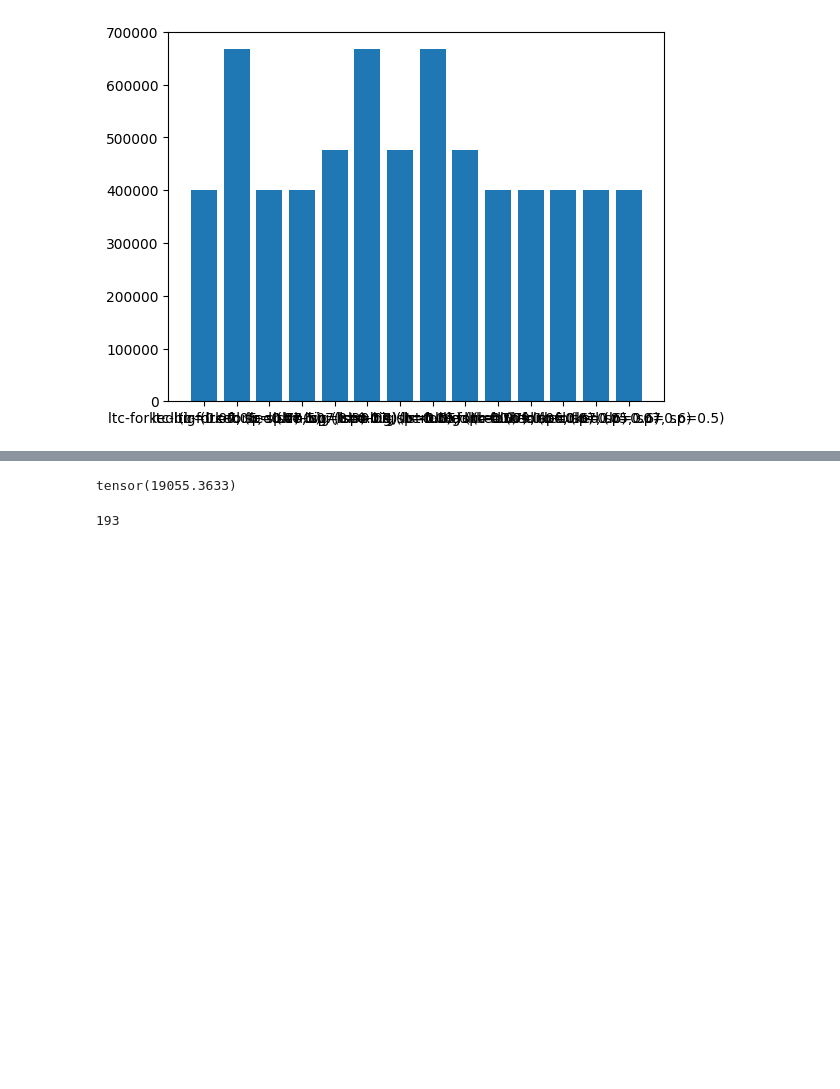
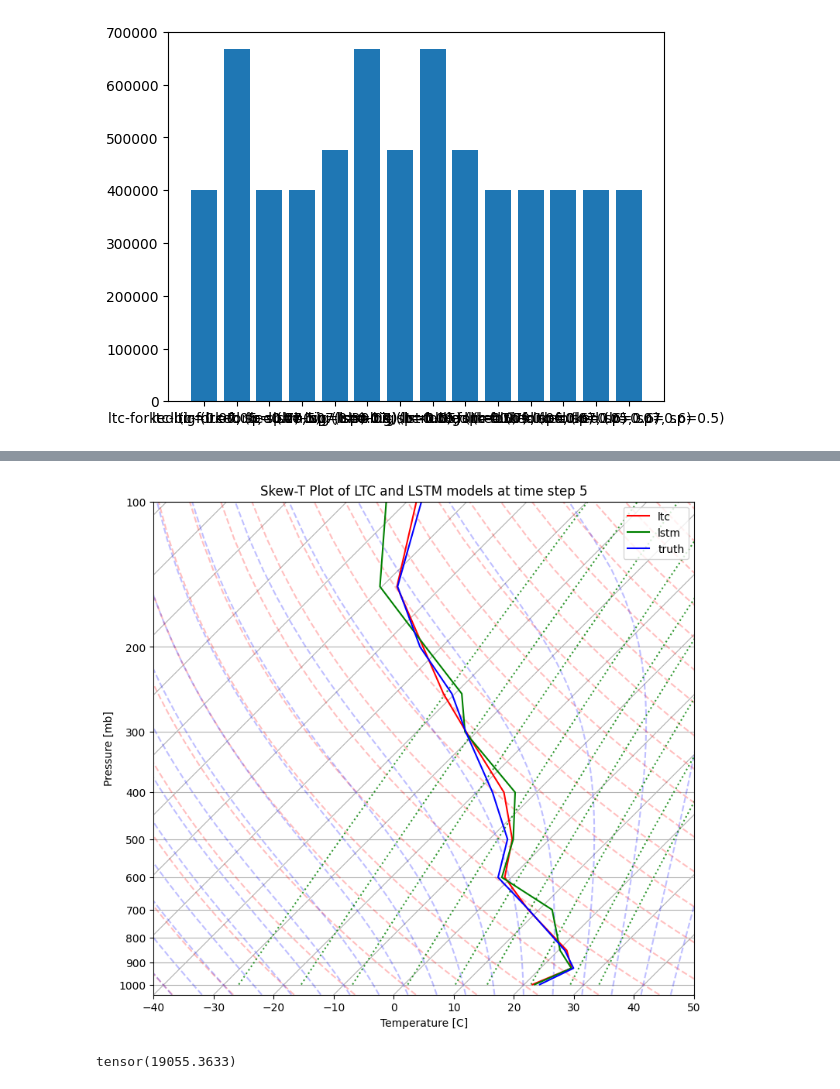
Before and after one commit to techieji/weather, a Jupyter notebook: data-analysis.ipynb, the cells around one changed output, grey strips where cells are left out. Drawn from its saved outputs; the diff is of its cells as text; code cells hidden in the pictures; blank space fills up the shorter version.

```diff
--- a/data-analysis.ipynb
+++ b/data-analysis.ipynb
@@ -115,3 +139,39 @@ tensor(1.4564)
+# %%
+test_denorm1 = complete_points1 * main.denorm_data[0].squeeze().unsqueeze(-1) + main.denorm_data[1].swapaxes(1, 2)
+test_denorm2 = complete_points2 * main.denorm_data[0].squeeze().unsqueeze(-1) + main.denorm_data[1].swapaxes(1, 2)
+
+fig = plt.figure(figsize=(9, 11))
+skew = SkewT(fig, rotation=45)
+
+p = nn.DATA.vars.level
+#T1 = complete_points[0,0,:].detach()
+time_s = 5
+T1 = test_denorm1[time_s,0,:].detach()
+T2 = test_denorm2[time_s,0,:].detach()
+T3 = orig[time_s,0,nn.GLOBAL_TILE,nn.GLOBAL_TILE,:].detach()
+#T1 = orig[21,0,nn.GLOBAL_TILE,nn.GLOBAL_TILE,:].detach()
+skew.plot(p, T1 - 273, 'r', label='ltc')
+skew.plot(p, T2 - 273, 'g', label='lstm')
+skew.plot(p, T3 - 273, 'b', label='truth')
+# UT = orig[21,1,nn.GLOBAL_TILE,nn.GLOBAL_TILE,:].detach()
+# VT = orig[21,2,nn.GLOBAL_TILE,nn.GLOBAL_TILE,:].detach()
+# skew.plot_barbs(p, UT, VT, y_clip_radius=0.03)
+
+skew.plot_dry_adiabats(t0=np.arange(233, 533, 10) * units.K,
+                      alpha=0.25, color='orangered')
+skew.plot_moist_adiabats(t0=np.arange(233, 400, 5) * units.K,
+                        alpha=0.25, color='tab:green')
+skew.plot_mixing_lines(pressure=np.arange(1000, 99, -20) * units.hPa,
+                       linestyle='dotted', color='tab:blue')
+
+skew.ax.set_xlabel("Temperature [C]")
+skew.ax.set_ylabel("Pressure [mb]")
+
+plt.title(f'Skew-T Plot of LTC and LSTM models at time step {time_s}')
+plt.legend()
+plt.show()
+# %% [output]
+[figure, added]
 # %%
 anom_sel = nn._anom_sel
 # %%
@@ -120,7 +180,3 @@ nn._anom_sel = anom_sel
 nn._anom_sel.norm()
 # %% [output]
 tensor(19055.3633)
-# %%
-len(data.get_var('variance'))
-# %% [output]
-193
```
Also changed, not shown: parts of 11 cells of this notebook, 3 other files.
